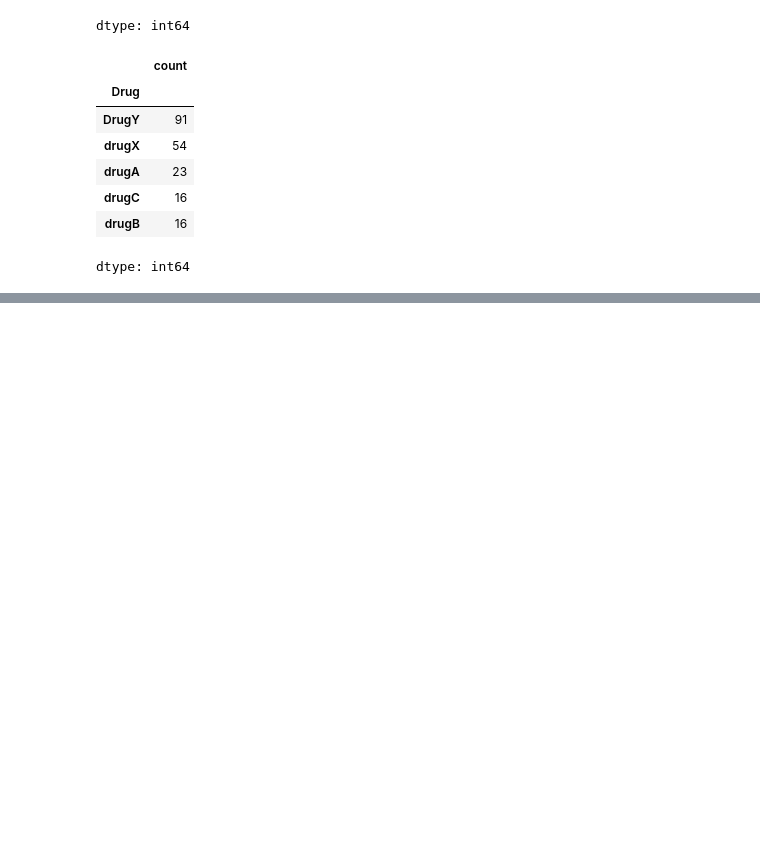
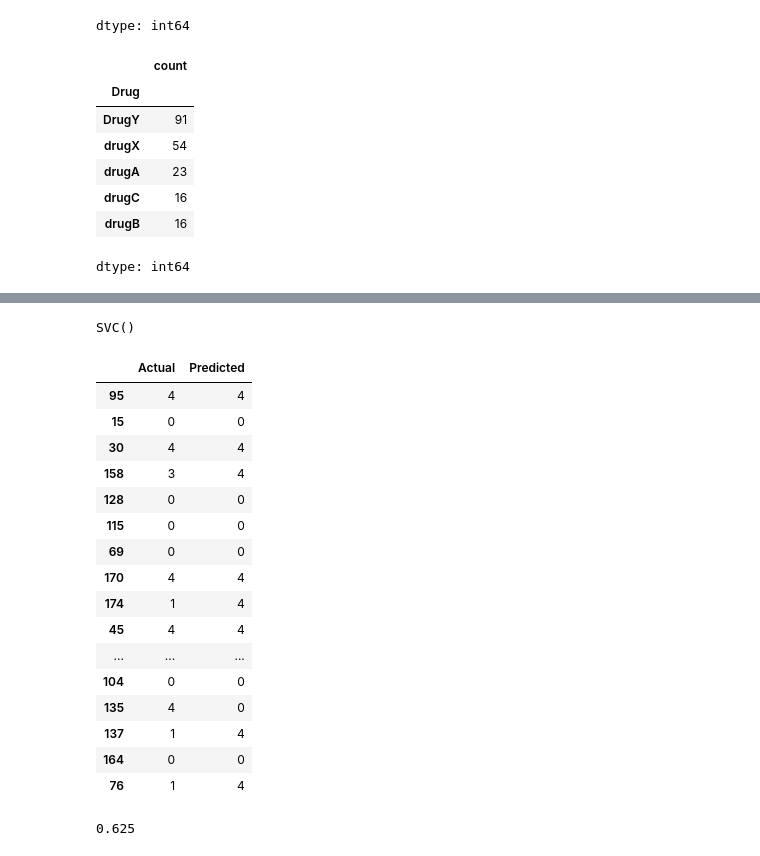
Before and after one commit to sk-shahsi/ML_Model, a Jupyter notebook: SVM.ipynb, the cells around one changed output, grey strips where cells are left out. Drawn from its saved outputs; the diff is of its cells as text; code cells hidden in the pictures; blank space fills up the shorter version.

```diff
--- a/SVM.ipynb
+++ b/SVM.ipynb
@@ -134,0 +148,2 @@ KeyError: 'sex'
+# %%
+x_train,x_test,y_train,y_test = train_test_split(df.drop('Drug',axis=1),df['Drug'],test_size=0.2,random_state=42)
@@ -134,0 +154,31 @@ KeyError: 'sex'
+# %%
+model = SVC(kernel="rbf")
+# %%
+model.fit(x_train,y_train)
+# %% [output]
+SVC()
+# %%
+result = pd.DataFrame()
+result["Actual"] = y_test
+ypred = model.predict(x_test)
+result["Predicted"] = ypred
+# %%
+result
+# %% [output]
+|  | Actual | Predicted |
+| 95 | 4 | 4 |
+| 15 | 0 | 0 |
+| 30 | 4 | 4 |
+| 158 | 3 | 4 |
+| 128 | 0 | 0 |
+| 115 | 0 | 0 |
+| 69 | 0 | 0 |
+| 170 | 4 | 4 |
+| 174 | 1 | 4 |
+| 45 | 4 | 4 |
+| ... | ... | ... |
+| 104 | 0 | 0 |
+| 135 | 4 | 0 |
+| 137 | 1 | 4 |
+| 164 | 0 | 0 |
+| 76 | 1 | 4 |
@@ -134,0 +187,4 @@ KeyError: 'sex'
+# %%
+accuracy_score(y_test,ypred)
+# %% [output]
+0.625
```
Also changed, not shown: parts of 10 cells of this notebook.
